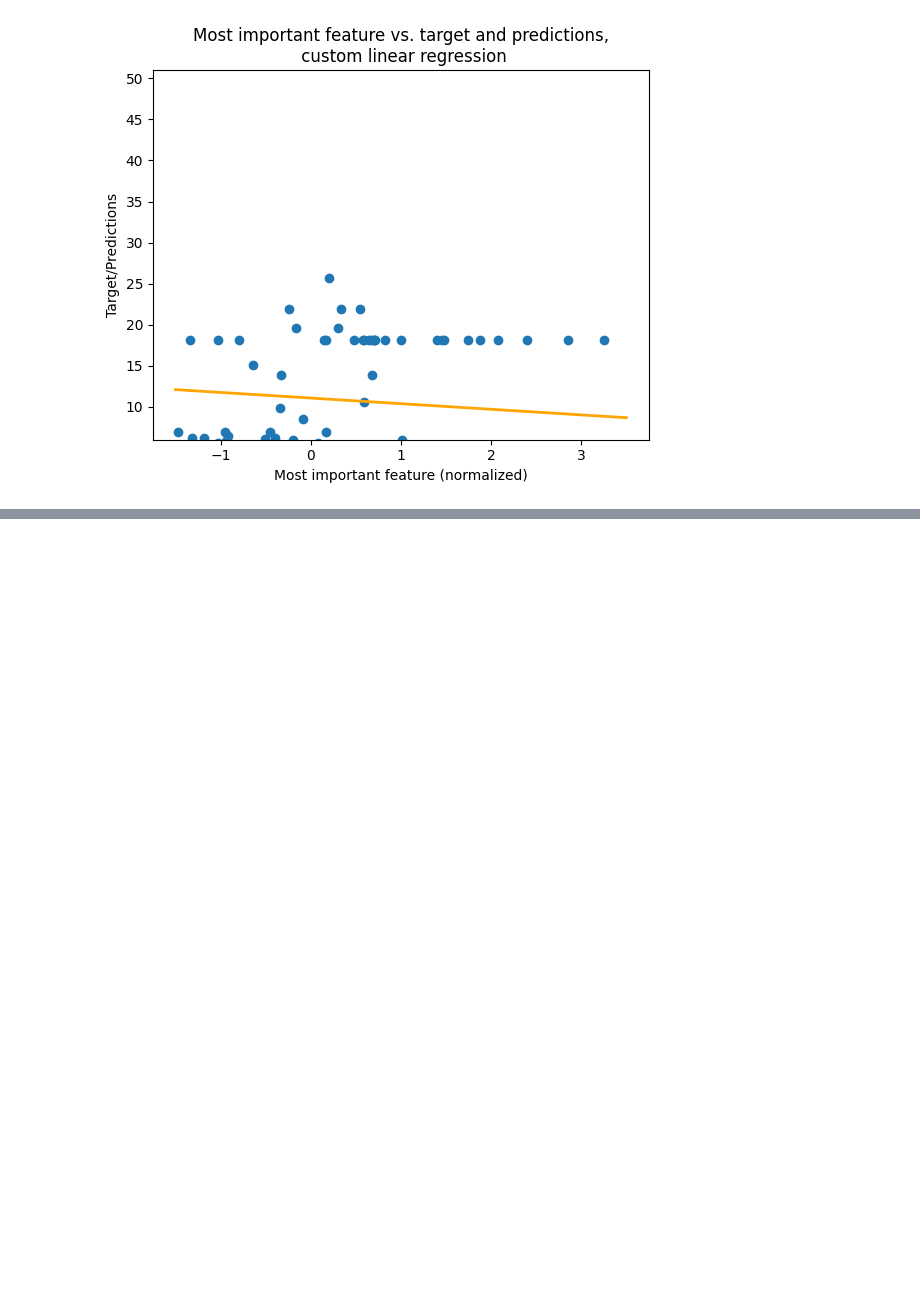
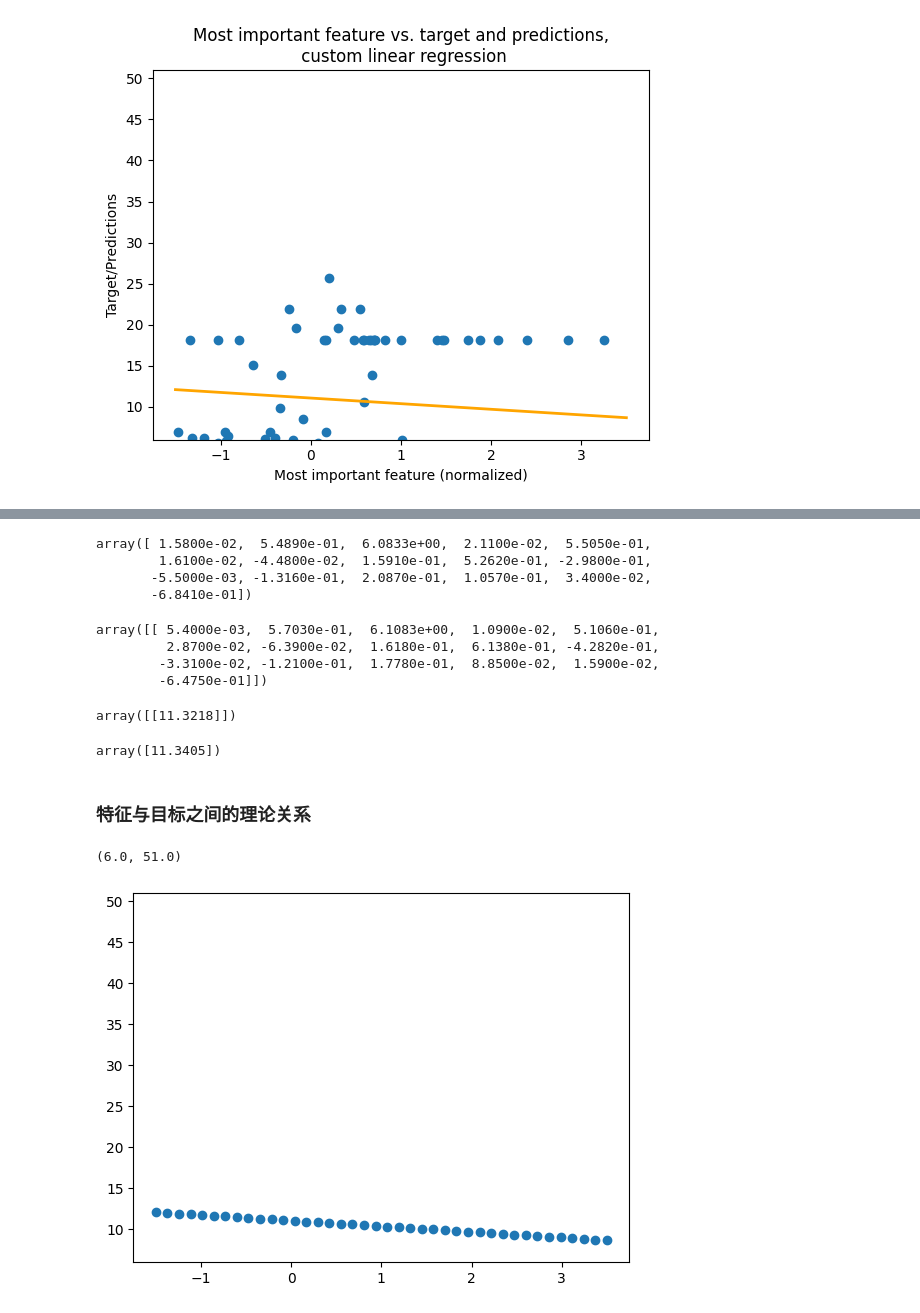
Before and after one commit to navono/keep_learning, a Jupyter notebook: ml/dl/00_neuralNet/00_from_scratch/02_Fundamentals.ipynb, the cells around one changed output, grey strips where cells are left out. Saved outputs shown, nothing was run; the diff lists cells and outputs as text; code cells hidden in the pictures; blank space fills up the shorter version.

```diff
--- a/ml/dl/00_neuralNet/00_from_scratch/02_Fundamentals.ipynb
+++ b/ml/dl/00_neuralNet/00_from_scratch/02_Fundamentals.ipynb
@@ -539,2 +545,41 @@ plt.title("Most important feature vs. target and predictions,\n custom linear re
+# %%
+
+np.round(weights['W'].reshape(-1), 4)
+# %% [output]
+array([ 1.5800e-02,  5.4890e-01,  6.0833e+00,  2.1100e-02,  5.5050e-01,
+        1.6100e-02, -4.4800e-02,  1.5910e-01,  5.2620e-01, -2.9800e-01,
+       -5.5000e-03, -1.3160e-01,  2.0870e-01,  1.0570e-01,  3.4000e-02,
+       -6.8410e-01])
+# %%
+np.round(lr.coef_, 4)
+# %% [output]
+array([[ 5.4000e-03,  5.7030e-01,  6.1083e+00,  1.0900e-02,  5.1060e-01,
+         2.8700e-02, -6.3900e-02,  1.6180e-01,  6.1380e-01, -4.2820e-01,
+        -3.3100e-02, -1.2100e-01,  1.7780e-01,  8.8500e-02,  1.5900e-02,
+        -6.4750e-01]])
+# %%
+np.round(weights['B'], 4)
+# %% [output]
+array([[11.3218]])
+# %%
+np.round(lr.intercept_, 4)
+# %% [output]
+array([11.3405])
+# %% [markdown]
+### 特征与目标之间的理论关系
+# %%
+NUM = 40
+a = np.repeat(X_test[:, :-1].mean(axis=0, keepdims=True), NUM, axis=0)
+b = np.linspace(-1.5, 3.5, NUM).reshape(NUM, 1)
+
+test_feature = np.concatenate([a, b], axis=1)
+preds = predict(test_feature, weights)[:, 0]
+
+plt.scatter(np.array(test_feature[:, -1]), np.array(preds))
+plt.ylim([6, 51])
+# plt.savefig(GRAPHS_IMG_FILEPATH + "/04_relationship_most_impt_feat_preds.png")
+# %% [output]
+(6.0, 51.0)
+[figure, added]
 # %% [markdown]
 ## 从零开始的神经网络
```
Also changed, not shown: parts of 34 cells of this notebook, 5 other files.
